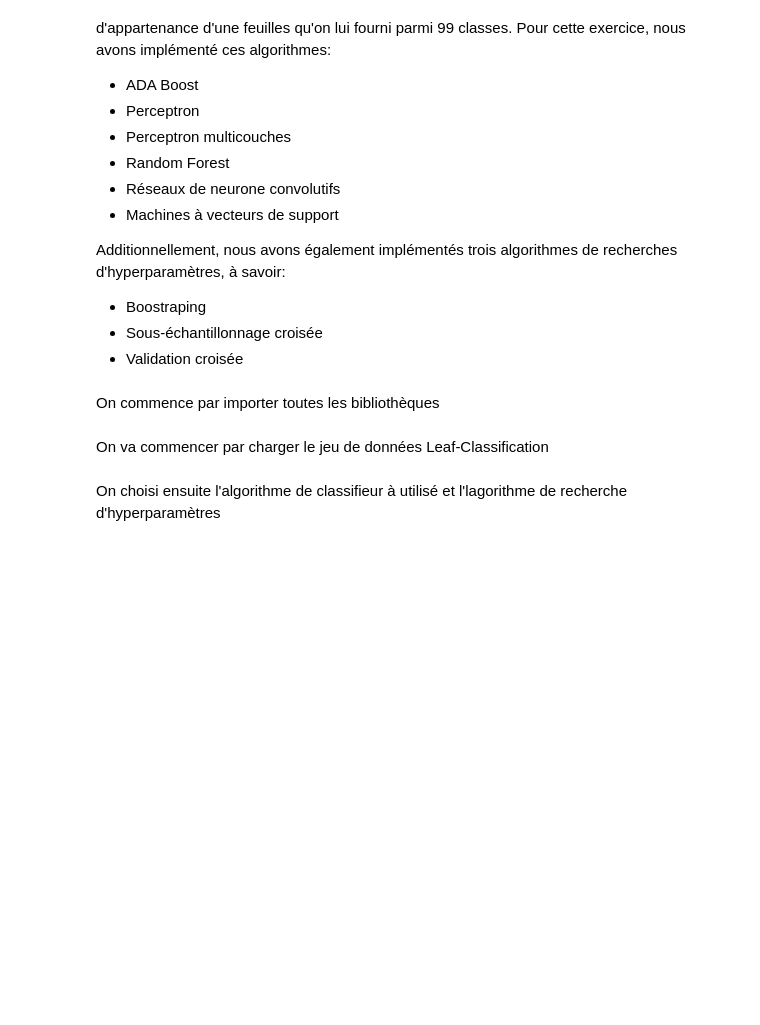
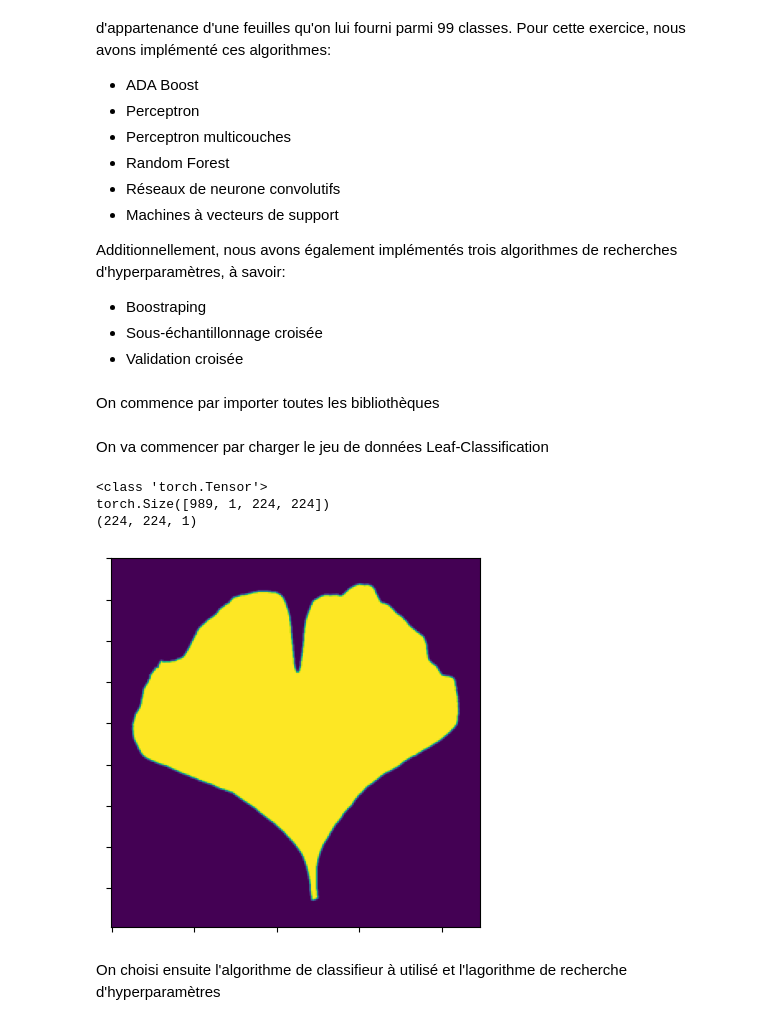
Before and after one commit to ValentinLH/Projet_de_Session_IFT712_Edeline_Ivanov_L-Hermite, a Jupyter notebook: Projet_de_Session_IFT712/projet_IFT712.ipynb, the cells around one changed output. Saved outputs shown, nothing was run; the diff lists cells and outputs as text; code cells hidden in the pictures; blank space fills up the shorter version.

```diff
--- a/Projet_de_Session_IFT712/projet_IFT712.ipynb
+++ b/Projet_de_Session_IFT712/projet_IFT712.ipynb
@@ -54,19 +56,36 @@ On va commencer par charger le jeu de données Leaf-Classification
 # %%
 #Répertoire du fichier train.csv
 repertoire = "../leaf-classification/train.csv"
 trainData = TrainData(repertoire)
 
 # X = données
 # T = étiquettes de classes associées aux données
 X, T = trainData.data, trainData.leafClass
 
 #Normalisation des données
 scaler = StandardScaler()
 X = scaler.fit_transform(X)
 
 #Séparation des données en groupe d'entrainement et groupe de test selon la proportion de la base de test
 proportion_base_de_test = 0.2
 X_train, X_test, T_train, T_test = train_test_split(X, T, test_size=proportion_base_de_test, random_state=42)
+
+# Nous devons décommenter la partie suivante pour l'execution du CNN
+
+trainData = TrainData(repertoire)
+
+train_loader = trainData.read_image(data_dir="../leaf-classification/images")
+trainData.imshow()
+
+dataiter = torch.utils.data.DataLoader.__iter__((train_loader))
+images, labels = dataiter.__next__()
+
+X_train, X_test, T_train, T_test = train_test_split(images, labels, test_size=0.2, random_state=42)
+# %% [output]
+<class 'torch.Tensor'>
+torch.Size([989, 1, 224, 224])
+(224, 224, 1)
+[figure, added]
 # %% [markdown]
 On choisi ensuite l'algorithme de classifieur à utilisé et l'lagorithme de recherche d'hyperparamètres
 # %%
```
Also changed, not shown: parts of 5 cells of this notebook, 2 other files.
